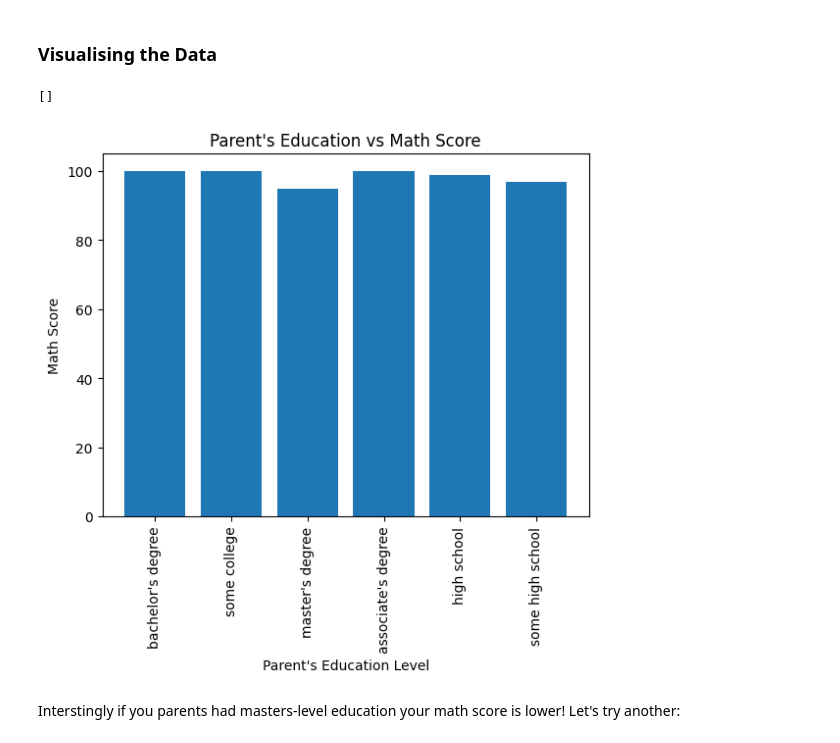
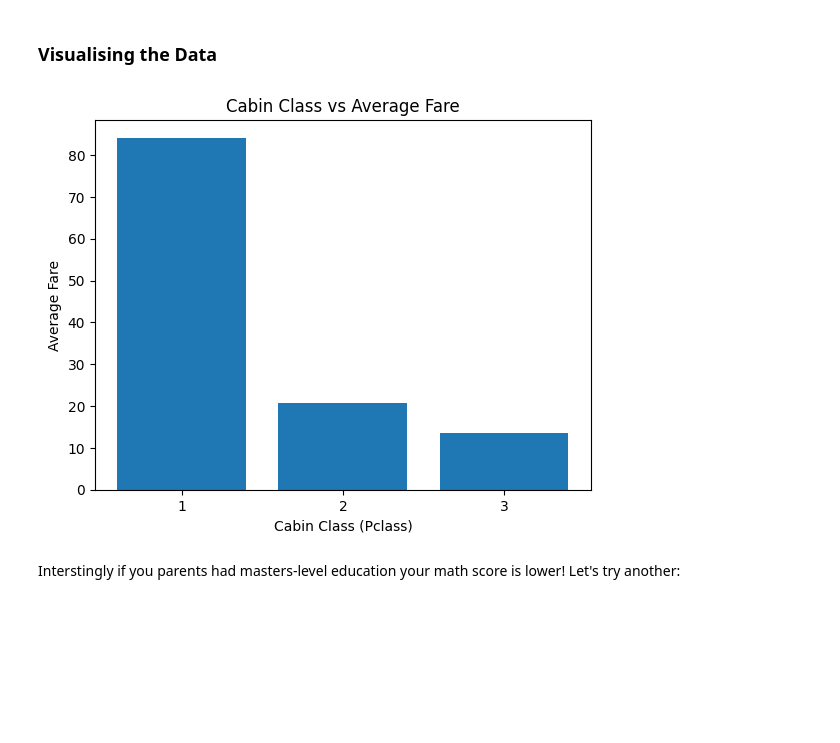
Before and after one commit to yfiship769-lgtm/yfiship769-lgtm-DataScience-GenAI-Submissions, a Jupyter notebook: 2.05_Exploratory_Data_Analysis_COMPLETED.ipynb, the cells around one changed output. Saved outputs shown, nothing was run; the diff lists cells and outputs as text; code cells hidden in the pictures; blank space fills up the shorter version.

```diff
--- a/2.05_Exploratory_Data_Analysis_COMPLETED.ipynb
+++ b/2.05_Exploratory_Data_Analysis_COMPLETED.ipynb
@@ -108,16 +121,15 @@ students.describe()
 We can see that only three of the columns have been "described" ... the three that were numeric (int64). For each, we get a range of useful measures including the mean average, the standard deviation, minimum and maximum values, and the 25th, 50th (median) and 75th percentyles.
 # %% [markdown]
 ### Visualising the Data
-# %%
-plt.bar(students['parental level of education'], students['math score']) # create a bar chart of the two values
-# note we use a "\" symbol so that the apostrophy doesn't close the string
-plt.xlabel('Parent\'s Education Level') # x-axis is parent's education level
-plt.xticks(rotation=90) # rotate x labels 90 degrees (vertical)
-plt.ylabel('Math Score') # y-axis is maths score
-plt.title('Parent\'s Education vs Math Score') # add title
-plt.plot() # plot the chart to screen
-# %% [output]
-[]
-[figure, removed]
+# %%
+# 绘制船舱等级 (Pclass) 与平均票价 (Fare) 的关系图
+titanic_grouped = titanic.groupby('Pclass')['Fare'].mean().reset_index()
+plt.bar(titanic_grouped['Pclass'].astype(str), titanic_grouped['Fare'])
+plt.xlabel('Cabin Class (Pclass)')
+plt.ylabel('Average Fare')
+plt.title('Cabin Class vs Average Fare')
+plt.show()
+# %% [output]
+[figure, added]
 # %% [markdown]
 Interstingly if you parents had masters-level education your math score is lower! Let's try another:
```
Also changed, not shown: parts of 17 cells of this notebook.
